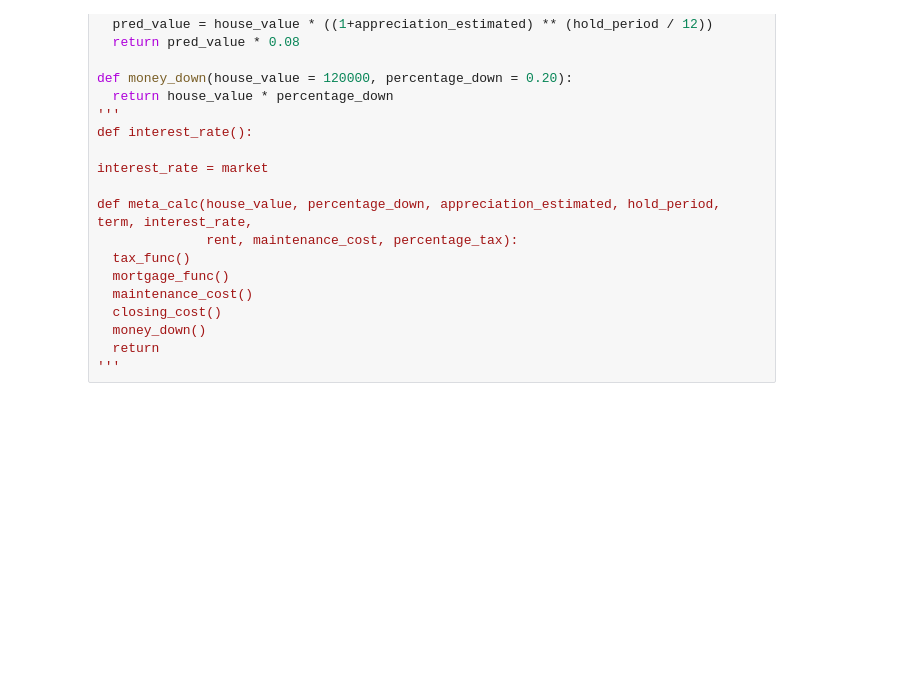
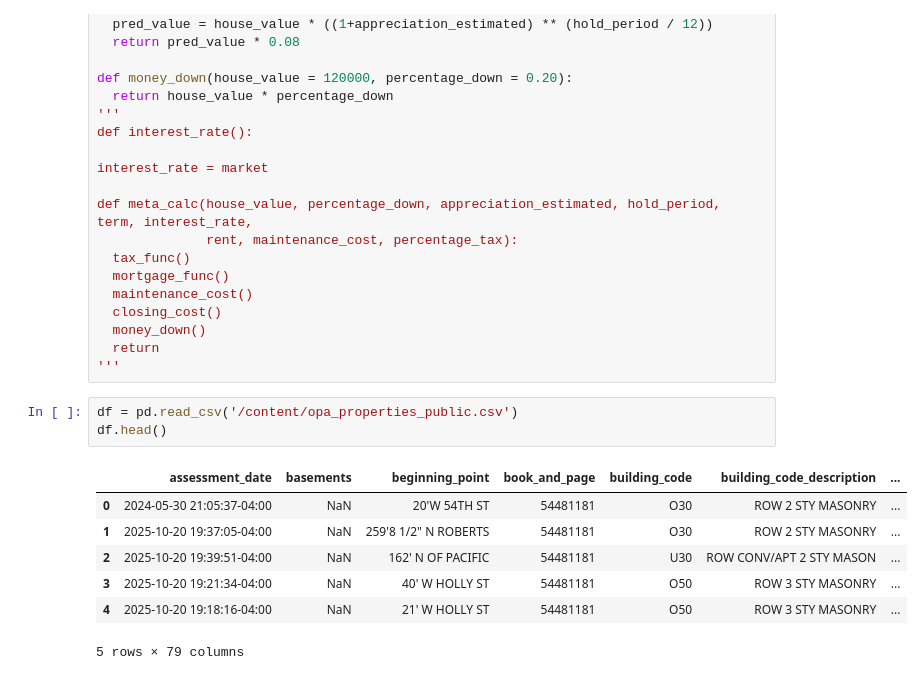
Before and after one commit to garrettfarley9/philly-real-estate-model, a Jupyter notebook: Philly_Real_estate_model.ipynb, the cells around one changed output. Cells and saved outputs as stored; diff of their text form; blank space fills up the shorter version.

```diff
--- a/Philly_Real_estate_model.ipynb
+++ b/Philly_Real_estate_model.ipynb
@@ -119,3 +119,14 @@ def meta_calc(house_value, percentage_down, appreciation_estimated, hold_period,
   money_down()
   return
 '''
+# %%
+df = pd.read_csv('/content/opa_properties_public.csv')
+df.head()
+# %% [output]
+|  | assessment_date | basements | beginning_point | book_and_page | building_code | building_code_description | ... |
+| 0 | 2024-05-30 21:05:37-04:00 | NaN | 20'W 54TH ST | 54481181 | O30 | ROW 2 STY MASONRY | ... |
+| 1 | 2025-10-20 19:37:05-04:00 | NaN | 259'8 1/2" N ROBERTS | 54481181 | O30 | ROW 2 STY MASONRY | ... |
+| 2 | 2025-10-20 19:39:51-04:00 | NaN | 162' N OF PACIFIC | 54481181 | U30 | ROW CONV/APT 2 STY MASON | ... |
+| 3 | 2025-10-20 19:21:34-04:00 | NaN | 40' W HOLLY ST | 54481181 | O50 | ROW 3 STY MASONRY | ... |
+| 4 | 2025-10-20 19:18:16-04:00 | NaN | 21' W HOLLY ST | 54481181 | O50 | ROW 3 STY MASONRY | ... |
+5 rows × 79 columns
```
Also changed, not shown: parts of 10 cells of this notebook.
